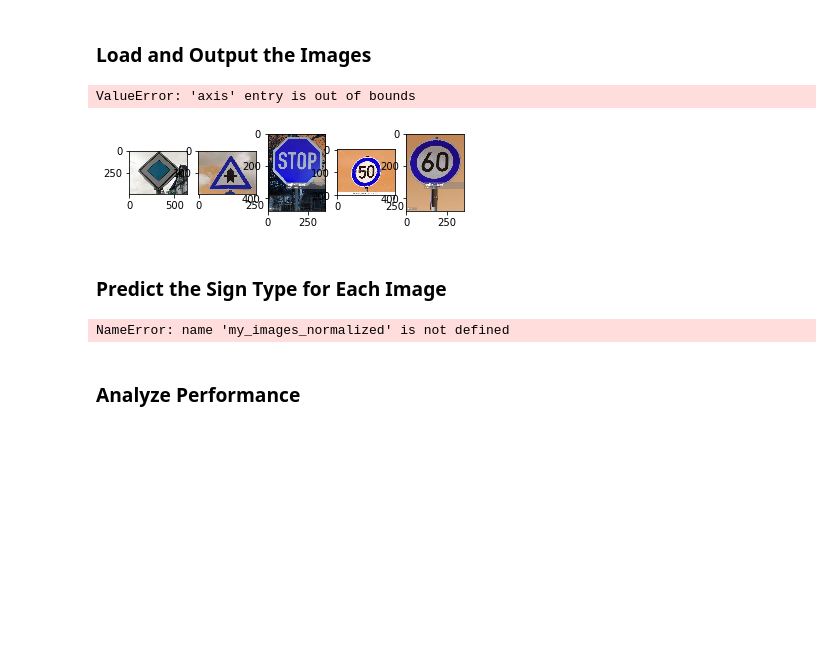
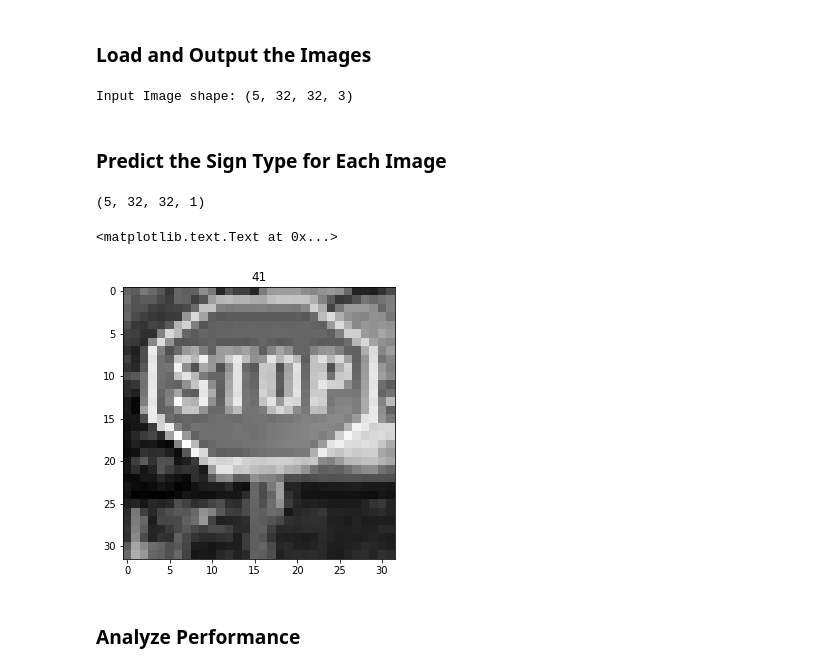
Before and after one commit to ankith0073/Traffic-sign-Classification, a Jupyter notebook: Traffic_Sign_Classifier.ipynb, the cells around one changed output. Cells and saved outputs as stored; diff of their text form; code cells hidden in the pictures; blank space fills up the shorter version.

```diff
--- a/Traffic_Sign_Classifier.ipynb
+++ b/Traffic_Sign_Classifier.ipynb
@@ -491,9 +491,9 @@ A validation set can be used to assess how well the model is performing. A low a
 sets imply underfitting. A high accuracy on the training set but low accuracy on the validation set implies overfitting.
 # %%
 #epochs and batch size definition
-EPOCHS = 100
+EPOCHS = 10
 BATCH_SIZE = 128
-rate = 0.0008
+rate = 0.001
 # %%
 ### Train your model here.
 ### Calculate and report the accuracy on the training and validation set.
@@ -611,7 +611,7 @@ def lenet_2(x):
     x = tf.nn.relu(x)
     x = tf.nn.max_pool(x, strides['Layer2_strides']['maxpool'],strides['Layer2_strides']['maxpool'],'VALID')
 
-    x = tf.concat_v2([temp, flatten(x)], 1)
+    x = tf.concat([temp, flatten(x)], 1)
 
     x = tf.add(tf.matmul(x,weights['wd1']),biases['bd1'])
     x = tf.nn.relu(x)
@@ -636,6 +636,8 @@ import tensorflow as tf
 x = tf.placeholder(tf.float32, (None, X_train.shape[1], X_train.shape[2], X_train.shape[3]))
 y = tf.placeholder(tf.int32, (None))
 one_hot_y = tf.one_hot(y, 43)
+
+save_file = './train_model.ckpt'
 
 
 
@@ -678,7 +680,7 @@ with tf.Session() as sess:
         print("Validation Accuracy = {:.3f}".format(validation_accuracy))
         print()
 
-    saver.save(sess, './lenet')
+    saver.save(sess, save_file)
     print("Model saved")
 # %% [output]
 Training...
@@ -722,43 +726,46 @@ To give yourself more insight into how your model is working, download at least
 You may find `signnames.csv` useful as it contains mappings from the class id (integer) to the actual sign name.
 # %% [markdown]
 ### Load and Output the Images
-# %%
-### Load the images and plot them here.
-### Feel free to use as many code cells as needed.
-import glob
-import matplotlib.pyplot as plt
-my_images = []
-fig = plt.figure()
-
-for i, img in enumerate(glob.glob('../../ubuntu/*.jpg')):
-    image = cv2.imread(img)
-    a=fig.add_subplot(1,5,i+1)
-    plt.imshow(image.squeeze())
-    #cv2.imshow(cv2.cvtColor(image, cv2.COLOR_BGR2RGB))
-    my_images.append(image)
-
-
-my_images = np.asarray(my_images)
-images_normalised = np.sum(my_images/3, axis=3, keepdims=True)
-images_normalised = (images_normalised - 127.5)/255
-# %% [output]
-ValueError: 'axis' entry is out of bounds
-[figure, removed]
+# %%
+### Load the images and plot them here.
+### Feel free to use as many code cells as needed.
+import glob
+import matplotlib.pyplot as plt
+from PIL import Image
+import numpy as np
+#tf.reset_default_graph()
+filelist = glob.glob('./traffic_sign_images/*.jpg')
+new_width  = 32
+new_height = 32
+my_images = np.array([np.array(Image.open(fname).resize((new_width, new_height), Image.ANTIALIAS)) for fname in filelist])
+
+print('Input Image shape:',my_images.shape)
+# %% [output]
+Input Image shape: (5, 32, 32, 3)
 # %% [markdown]
 ### Predict the Sign Type for Each Image
 # %%
 ### Run the predictions here and use the model to output the prediction for each image.
 ### Make sure to pre-process the images with the same pre-processing pipeline used earlier.
 ### Feel free to use as many code cells as needed.
+
+images_normalised = np.sum(my_images/3, axis=3, keepdims=True)
+images_normalised = (images_normalised - 127.5)/255
 labels = [12,11,14,2,3]
-with tf.Session() as sess:
-    sess.run(tf.global_variables_initializer())
-    saver3 = tf.train.import_meta_graph('./lenet.meta')
-    saver3.restore(sess, "./lenet")
-    my_accuracy = evaluate(my_images_normalized, my_labels)
-    print("Test Set Accuracy = {:.3f}".format(my_accuracy))
+images_normalised.shape
 # %% [output]
-NameError: name 'my_images_normalized' is not defined
+(5, 32, 32, 1)
+# %%
+import random
+index = random.randint(0,4)
+image = images_normalised[index].squeeze()
+images_normalised[index].shape
+plt.figure(figsize=(5,5))
+plt.imshow(image,cmap='gray')
+plt.title(str(y_train[index]))
+# %% [output]
+<matplotlib.text.Text at 0x...>
+[figure, added]
 # %% [markdown]
 ### Analyze Performance
 # %%
```
Also changed, not shown: parts of 16 cells of this notebook.
